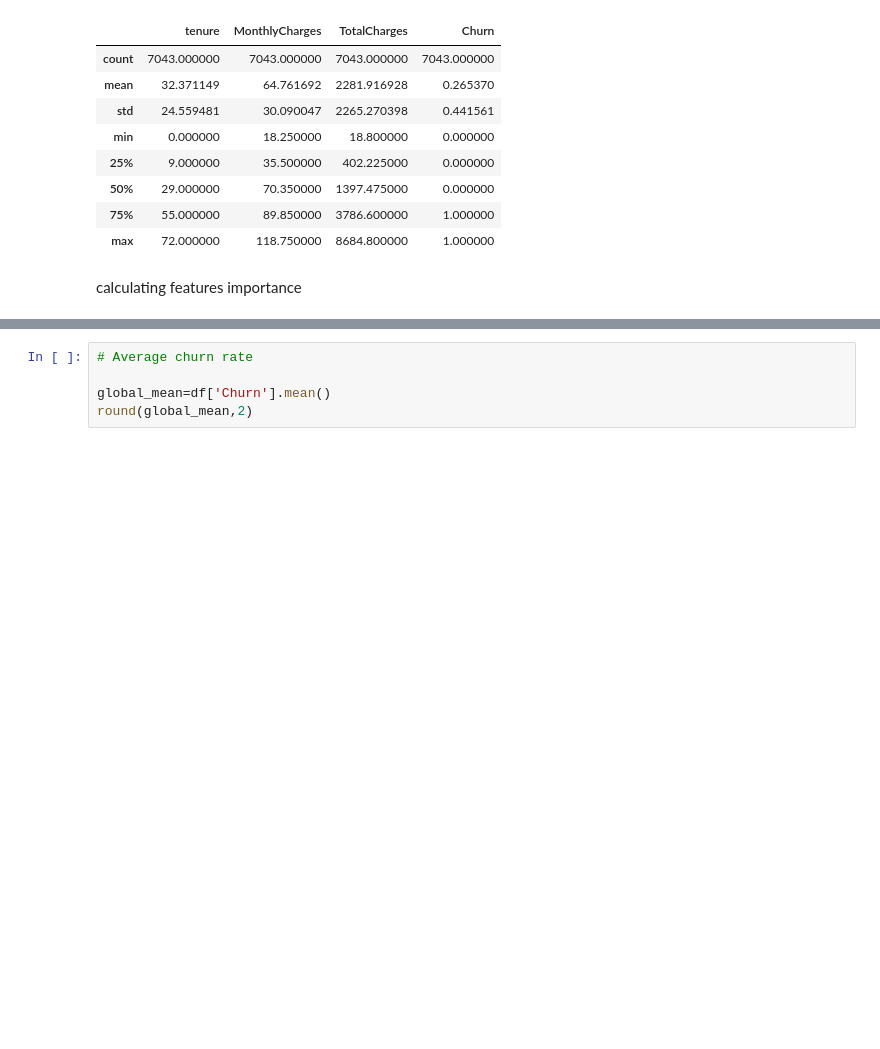
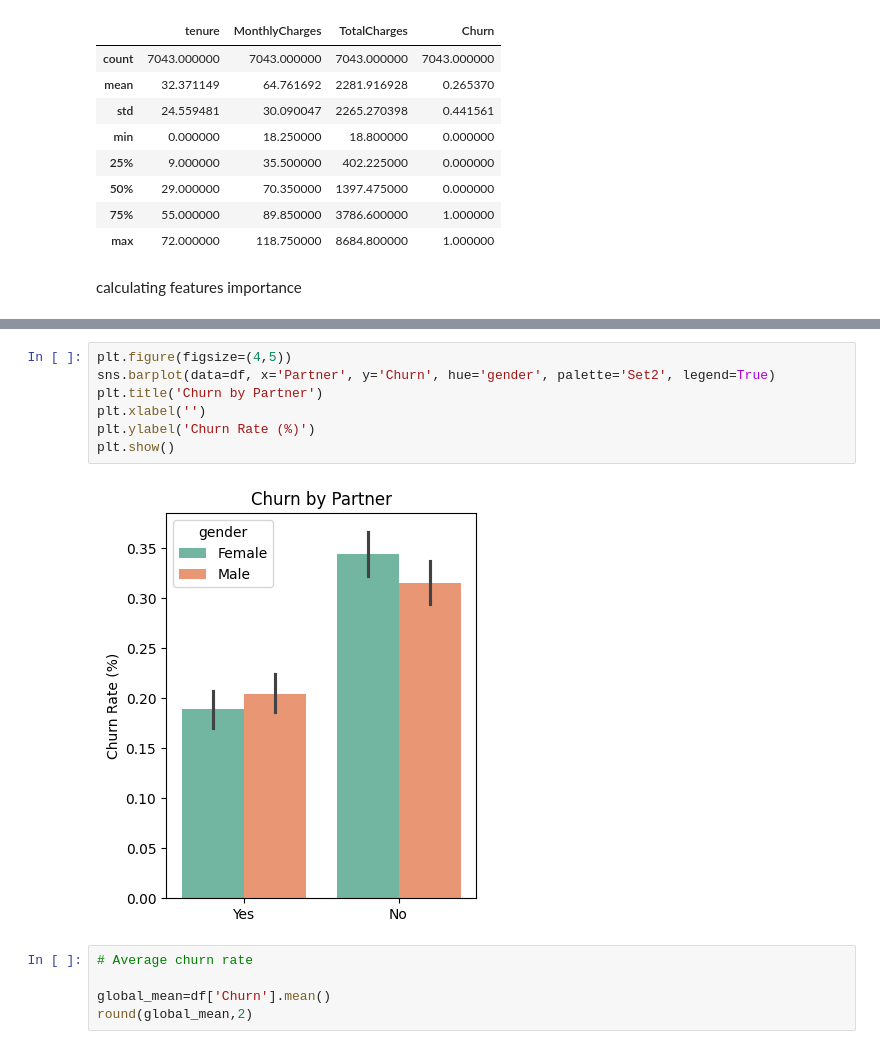
Before and after one commit to neel-dev-2000/Telco-Customer-Churn, a Jupyter notebook: Notebook/Churn.ipynb, the cells around one changed output, grey strips where cells are left out. Saved outputs shown, nothing was run; the diff lists cells and outputs as text; blank space fills up the shorter version.

```diff
--- a/Notebook/Churn.ipynb
+++ b/Notebook/Churn.ipynb
@@ -172,3 +194,12 @@ calculating features importance
+# %%
+plt.figure(figsize=(4,5))
+sns.barplot(data=df, x='Partner', y='Churn', hue='gender', palette='Set2', legend=True)
+plt.title('Churn by Partner')
+plt.xlabel('')
+plt.ylabel('Churn Rate (%)')
+plt.show()
+# %% [output]
+[figure, added]
 # %%
 # Average churn rate
 
```
Also changed, not shown: parts of 12 cells of this notebook, 1 other file.
